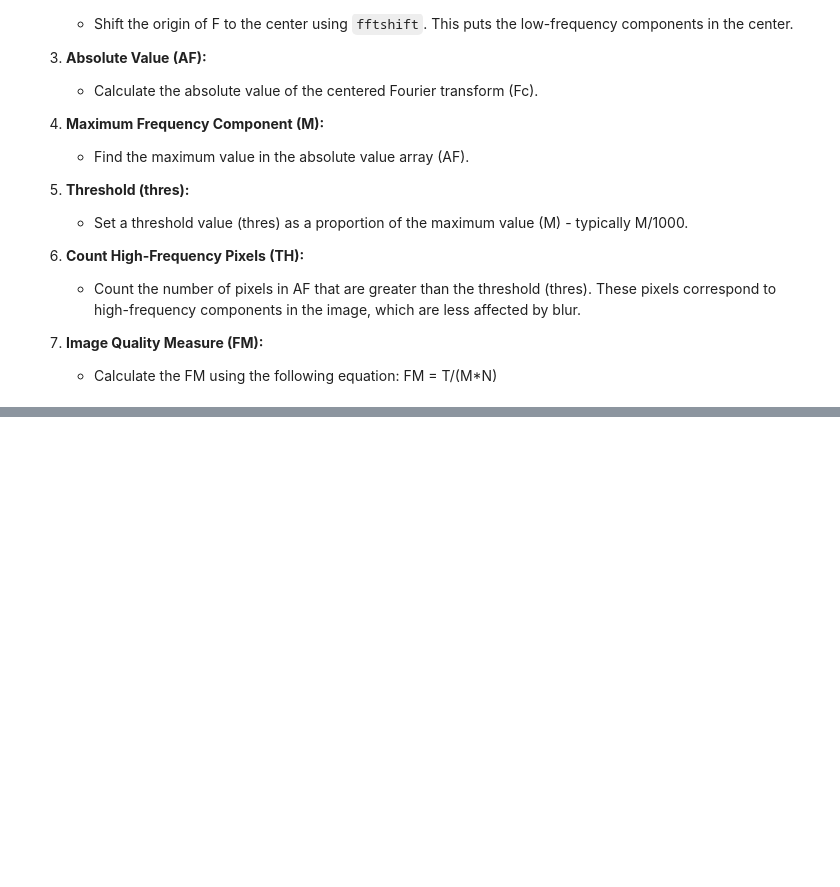
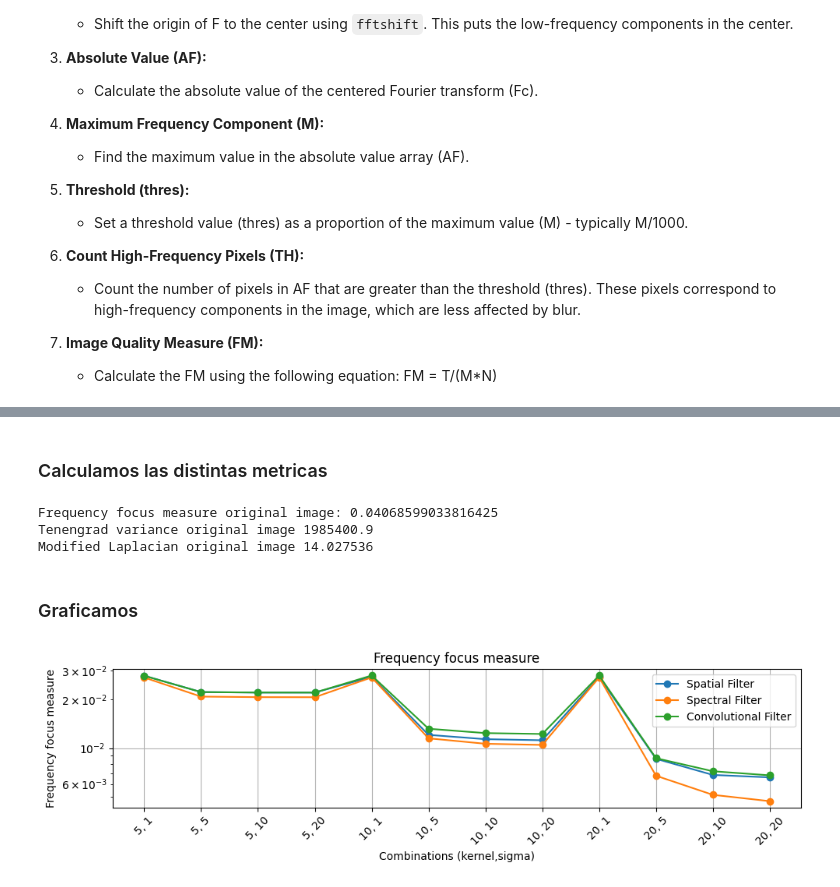
Before and after one commit to marianataglio/cv_tps, a Jupyter notebook: tp2_corregido.ipynb, the cells around one changed output, grey strips where cells are left out. Cells and saved outputs as stored; diff of their text form; code cells hidden in the pictures; blank space fills up the shorter version.

```diff
--- a/tp2_corregido.ipynb
+++ b/tp2_corregido.ipynb
@@ -154,11 +167,3 @@ def freq_focus_measure(img):
     th = np.sum(af > thres)
     fm = th / (img.shape[0] * img.shape[1])
     return fm
-# %%
-# Dejando fijo k_size y sigma, aplicamos filtrado en los distintos dominios para medir la calidad de las imagenes
-k_size = 10
-sigma = 20
-
-img_filter_spatial = filter_spatial_domain(original_img,k_size=k_size, sigma=sigma)
-img_filter_spectral = filter_image_spectral(original_img, k_size=k_size, sigma=sigma)
-img_filter_convolutional = filter_image_conv(original_img, k_size=k_size, sigma=sigma)
@@ -256,0 +218,2 @@ Varianza tenengrad de la imagen con filtrado convolucional 1.3582416
+# %% [markdown]
+### Calculamos las distintas metricas
@@ -256,0 +265,31 @@ Varianza tenengrad de la imagen con filtrado convolucional 1.3582416
+# %%
+print('Frequency focus measure original image:', freq_focus_measure(original_img))
+print("Tenengrad variance original image", tenengrad_variance(original_img))
+print("Modified Laplacian original image", modified_laplacian(original_img))
+# %% [output]
+Frequency focus measure original image: 0.04068599033816425
+Tenengrad variance original image 1985400.9
+Modified Laplacian original image 14.027536
+# %% [markdown]
+### Graficamos
+# %%
+def plot_results_combined(results_spatial, results_spectral, results_convolutional, title, ylabel):
+    fig, ax = plt.subplots(figsize=(10, 3))
+    for results, filter_name in zip([results_spatial, results_spectral, results_convolutional], ['Spatial', 'Spectral', 'Convolutional']):
+        k_sizes, sigmas, fms = zip(*results)
+        ax.plot(range(len(results)), fms, marker='o', linestyle='-', label=f'{filter_name} Filter')
+
+    ax.set_title(title)
+    ax.set_xlabel('Combinations (kernel,sigma)')
+    ax.set_ylabel(ylabel)
+    ax.set_xticks(range(len(results)))
+    ax.set_xticklabels([f'{k_size}, {sigma}' for k_size, sigma in zip(k_sizes, sigmas)], rotation=45)
+    ax.grid(True)
+    ax.legend()
+    ax.set_yscale('log')
+    plt.tight_layout()
+    plt.show()
+# %%
+plot_results_combined(fm_results_spatial, fm_results_spectral, fm_results_convolutional, title='Frequency focus measure', ylabel='Frequency focus measure')
+# %% [output]
+[figure, added]
```
Also changed, not shown: parts of 20 cells of this notebook.
